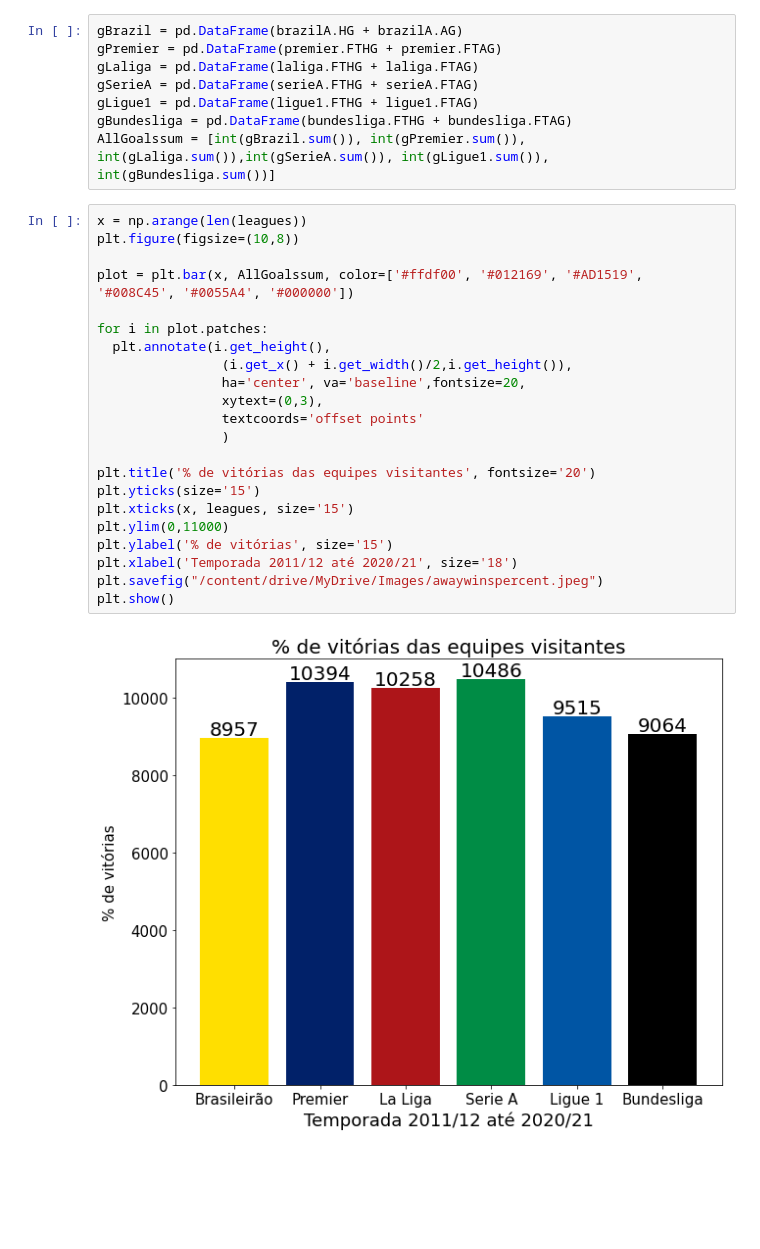
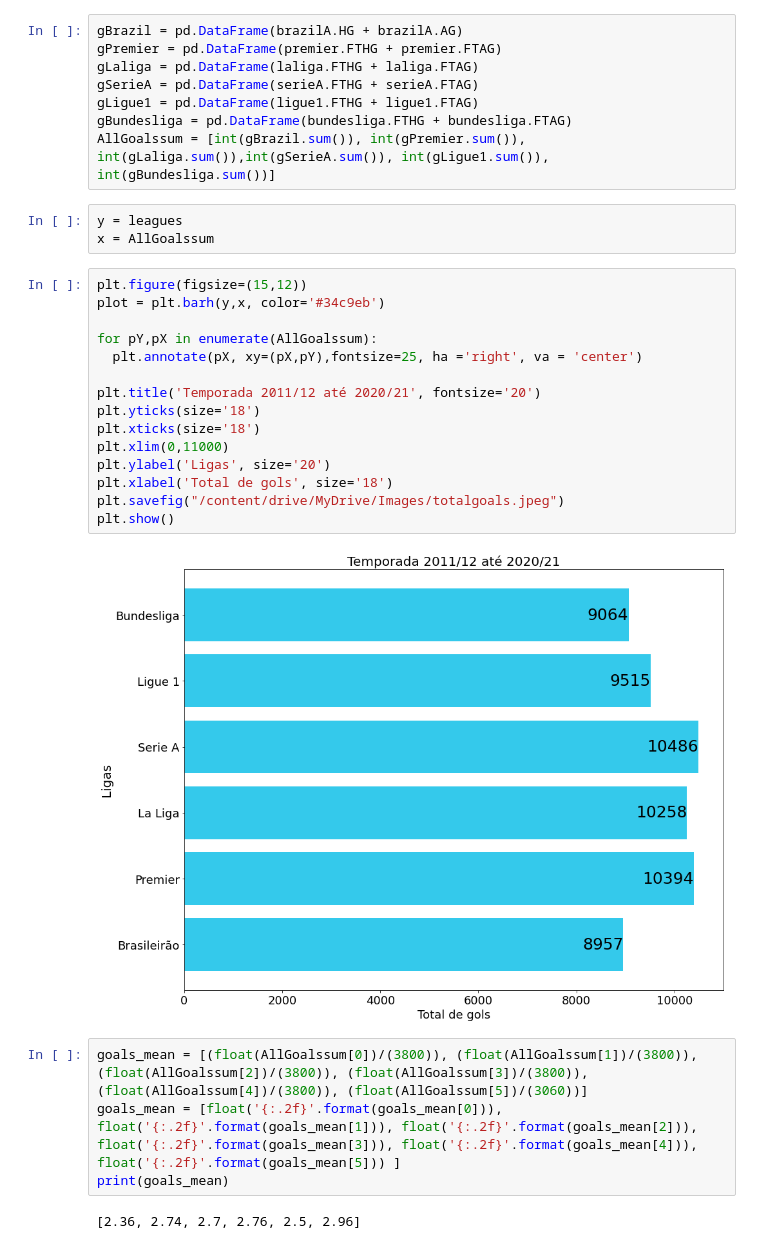
Before and after one commit to cientistadados93/SoccerStudies, a Jupyter notebook: SoccerStudyOne.ipynb, the cells around one changed output. Drawn from its saved outputs; the diff is of its cells as text; blank space fills up the shorter version.

```diff
--- a/SoccerStudyOne.ipynb
+++ b/SoccerStudyOne.ipynb
@@ -189,27 +198,29 @@ gSerieA = pd.DataFrame(serieA.FTHG + serieA.FTAG)
 gLigue1 = pd.DataFrame(ligue1.FTHG + ligue1.FTAG)
 gBundesliga = pd.DataFrame(bundesliga.FTHG + bundesliga.FTAG)
 AllGoalssum = [int(gBrazil.sum()), int(gPremier.sum()), int(gLaliga.sum()),int(gSerieA.sum()), int(gLigue1.sum()), int(gBundesliga.sum())]
-# %%
-x = np.arange(len(leagues))
-plt.figure(figsize=(10,8))
-
-plot = plt.bar(x, AllGoalssum, color=['#ffdf00', '#012169', '#AD1519', '#008C45', '#0055A4', '#000000'])
-
-for i in plot.patches:
-  plt.annotate(i.get_height(),
-                (i.get_x() + i.get_width()/2,i.get_height()),
-                ha='center', va='baseline',fontsize=20,
-                xytext=(0,3),
-                textcoords='offset points'
-                )
-
-plt.title('% de vitórias das equipes visitantes', fontsize='20')
-plt.yticks(size='15')
-plt.xticks(x, leagues, size='15')
-plt.ylim(0,11000)
-plt.ylabel('% de vitórias', size='15')
-plt.xlabel('Temporada 2011/12 até 2020/21', size='18')
-plt.savefig("/content/drive/MyDrive/Images/awaywinspercent.jpeg")
-plt.show()
-# %% [output]
-[figure, removed]
+# %%
+y = leagues
+x = AllGoalssum
+# %%
+plt.figure(figsize=(15,12))
+plot = plt.barh(y,x, color='#34c9eb')
+
+for pY,pX in enumerate(AllGoalssum):
+  plt.annotate(pX, xy=(pX,pY),fontsize=25, ha ='right', va = 'center')
+
+plt.title('Temporada 2011/12 até 2020/21', fontsize='20')
+plt.yticks(size='18')
+plt.xticks(size='18')
+plt.xlim(0,11000)
+plt.ylabel('Ligas', size='20')
+plt.xlabel('Total de gols', size='18')
+plt.savefig("/content/drive/MyDrive/Images/totalgoals.jpeg")
+plt.show()
+# %% [output]
+[figure, added]
+# %%
+goals_mean = [(float(AllGoalssum[0])/(3800)), (float(AllGoalssum[1])/(3800)), (float(AllGoalssum[2])/(3800)), (float(AllGoalssum[3])/(3800)), (float(AllGoalssum[4])/(3800)), (float(AllGoalssum[5])/(3060))]
+goals_mean = [float('{:.2f}'.format(goals_mean[0])), float('{:.2f}'.format(goals_mean[1])), float('{:.2f}'.format(goals_mean[2])), float('{:.2f}'.format(goals_mean[3])), float('{:.2f}'.format(goals_mean[4])), float('{:.2f}'.format(goals_mean[5])) ]
+print(goals_mean)
+# %% [output]
+[2.36, 2.74, 2.7, 2.76, 2.5, 2.96]
```
Also changed, not shown: parts of 10 cells of this notebook.
